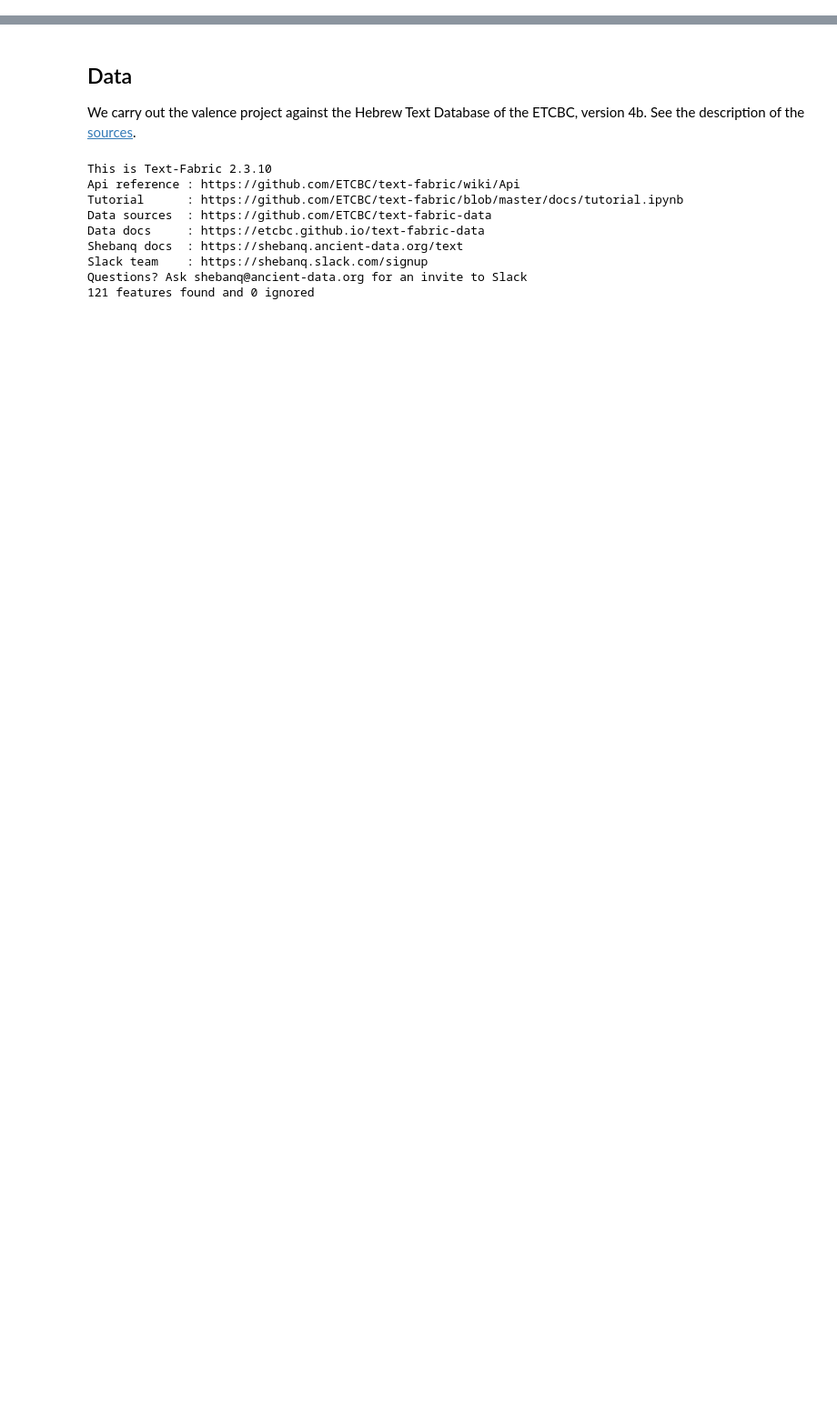
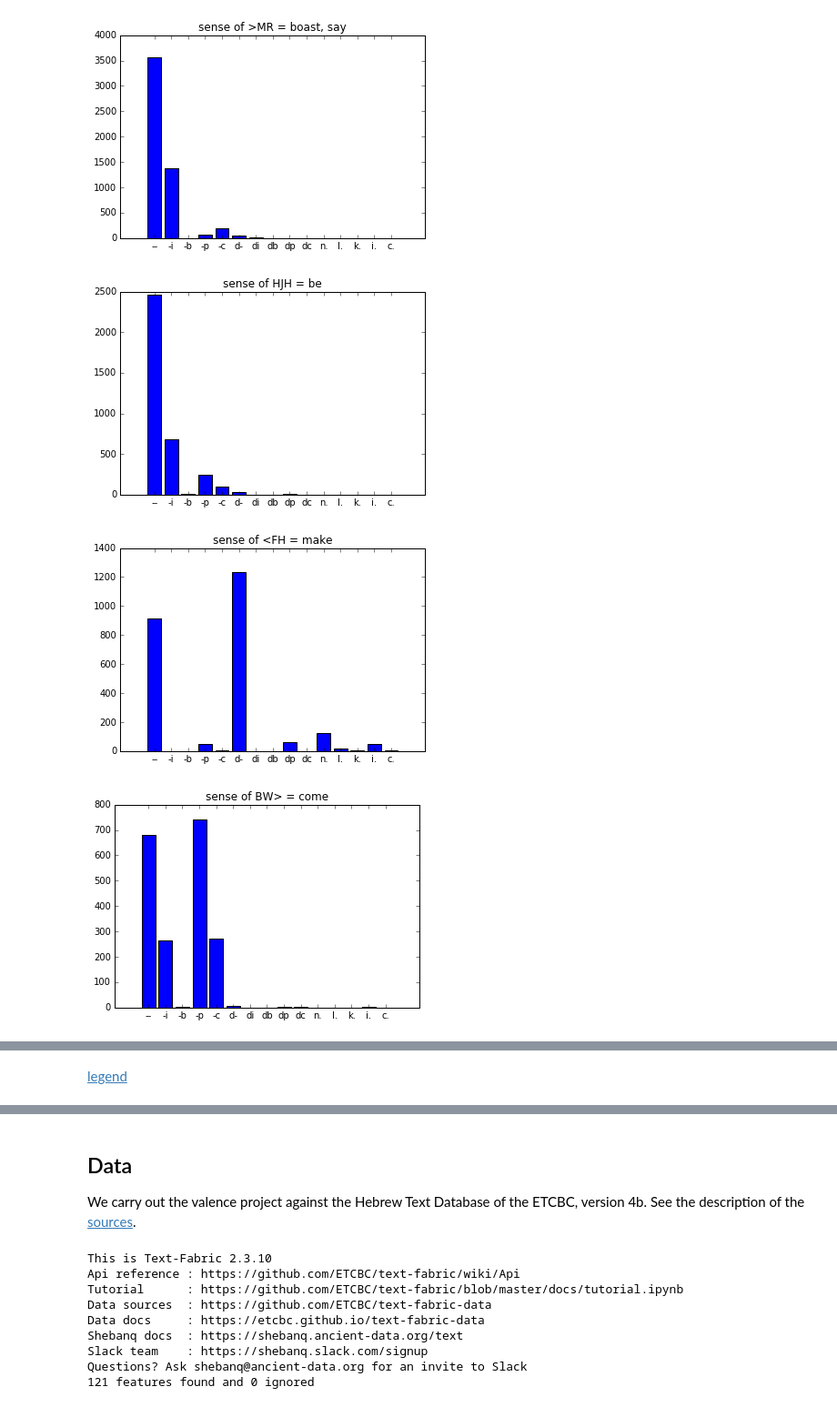
Before and after one commit to ETCBC/valence, a Jupyter notebook: notebooks/senses.ipynb, the cells around one changed output, grey strips where cells are left out. Shown at 91% size. Drawn from its saved outputs; the diff is of its cells as text; code cells hidden in the pictures; blank space fills up the shorter version.

```diff
--- a/notebooks/senses.ipynb
+++ b/notebooks/senses.ipynb
@@ -16,0 +20,9 @@ Or go straight to the [legend](https://github.com/ETCBC/valence/wiki/Legend) of
+# %%
+# Run this cell as the last one.
+for lex in frequentVerbLexs:
+    getSenseDistr(lex)
+# %% [output]
+[figure, added]
+[figure, added]
+[figure, added]
+[figure, added]
@@ -17,3 +35,5 @@ Or go straight to the [legend](https://github.com/ETCBC/valence/wiki/Legend) of
+# %% [markdown]
+[legend](https://github.com/ETCBC/valence/wiki/Legend)
 # %% [markdown]
 ## Authors
 
```
Also changed, not shown: parts of 15 cells of this notebook, 1 other file.
